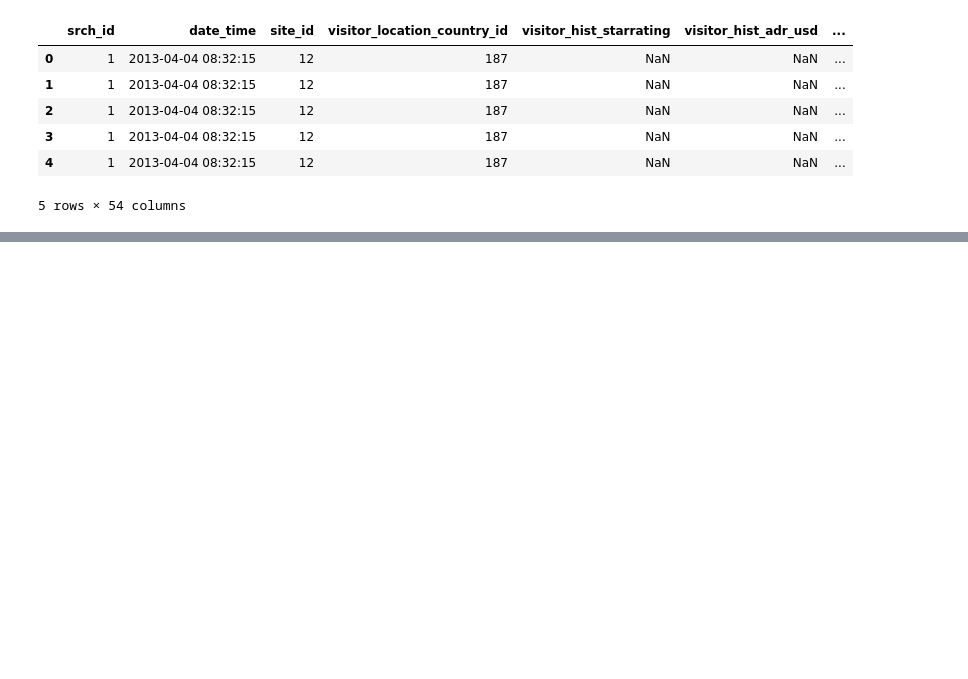
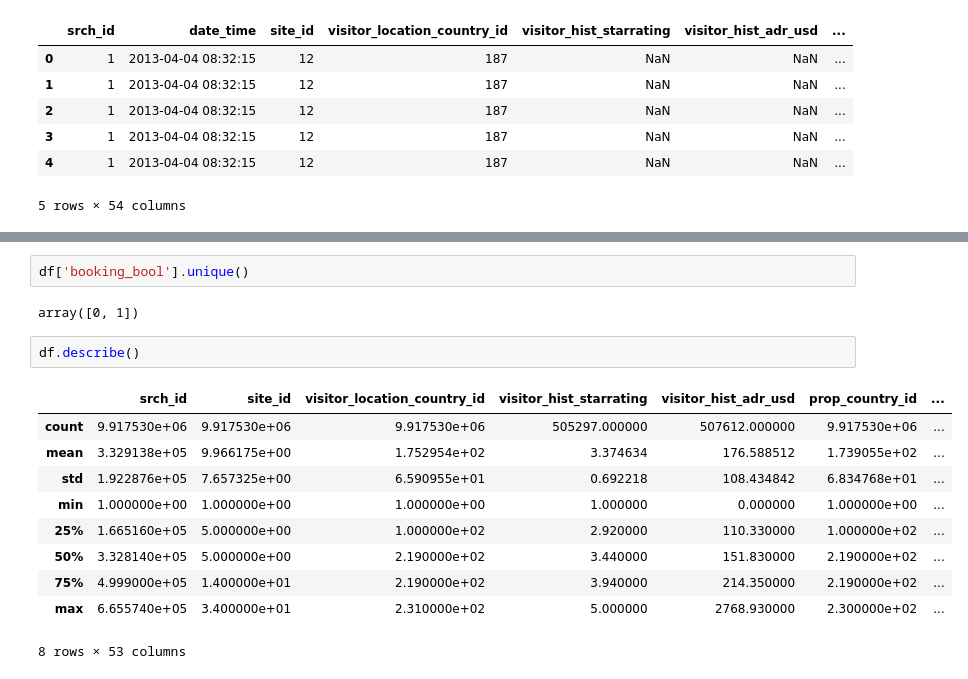
Before and after one commit to silencedsre/Click-Through-Rate, a Jupyter notebook: notebooks/exploratory_data_analysis.ipynb, the cells around one changed output, grey strips where cells are left out. Drawn from its saved outputs; the diff is of its cells as text; blank space fills up the shorter version.

```diff
--- a/notebooks/exploratory_data_analysis.ipynb
+++ b/notebooks/exploratory_data_analysis.ipynb
@@ -30,0 +67,17 @@ df.isna()
+# %%
+df['booking_bool'].unique()
+# %% [output]
+array([0, 1])
+# %%
+df.describe()
+# %% [output]
+|  | srch_id | site_id | visitor_location_country_id | visitor_hist_starrating | visitor_hist_adr_usd | prop_country_id | ... |
+| count | 9.917530e+06 | 9.917530e+06 | 9.917530e+06 | 505297.000000 | 507612.000000 | 9.917530e+06 | ... |
+| mean | 3.329138e+05 | 9.966175e+00 | 1.752954e+02 | 3.374634 | 176.588512 | 1.739055e+02 | ... |
+| std | 1.922876e+05 | 7.657325e+00 | 6.590955e+01 | 0.692218 | 108.434842 | 6.834768e+01 | ... |
+| min | 1.000000e+00 | 1.000000e+00 | 1.000000e+00 | 1.000000 | 0.000000 | 1.000000e+00 | ... |
+| 25% | 1.665160e+05 | 5.000000e+00 | 1.000000e+02 | 2.920000 | 110.330000 | 1.000000e+02 | ... |
+| 50% | 3.328140e+05 | 5.000000e+00 | 2.190000e+02 | 3.440000 | 151.830000 | 2.190000e+02 | ... |
+| 75% | 4.999000e+05 | 1.400000e+01 | 2.190000e+02 | 3.940000 | 214.350000 | 2.190000e+02 | ... |
+| max | 6.655740e+05 | 3.400000e+01 | 2.310000e+02 | 5.000000 | 2768.930000 | 2.300000e+02 | ... |
+8 rows × 53 columns
```
Also changed, not shown: parts of 20 cells of this notebook.
